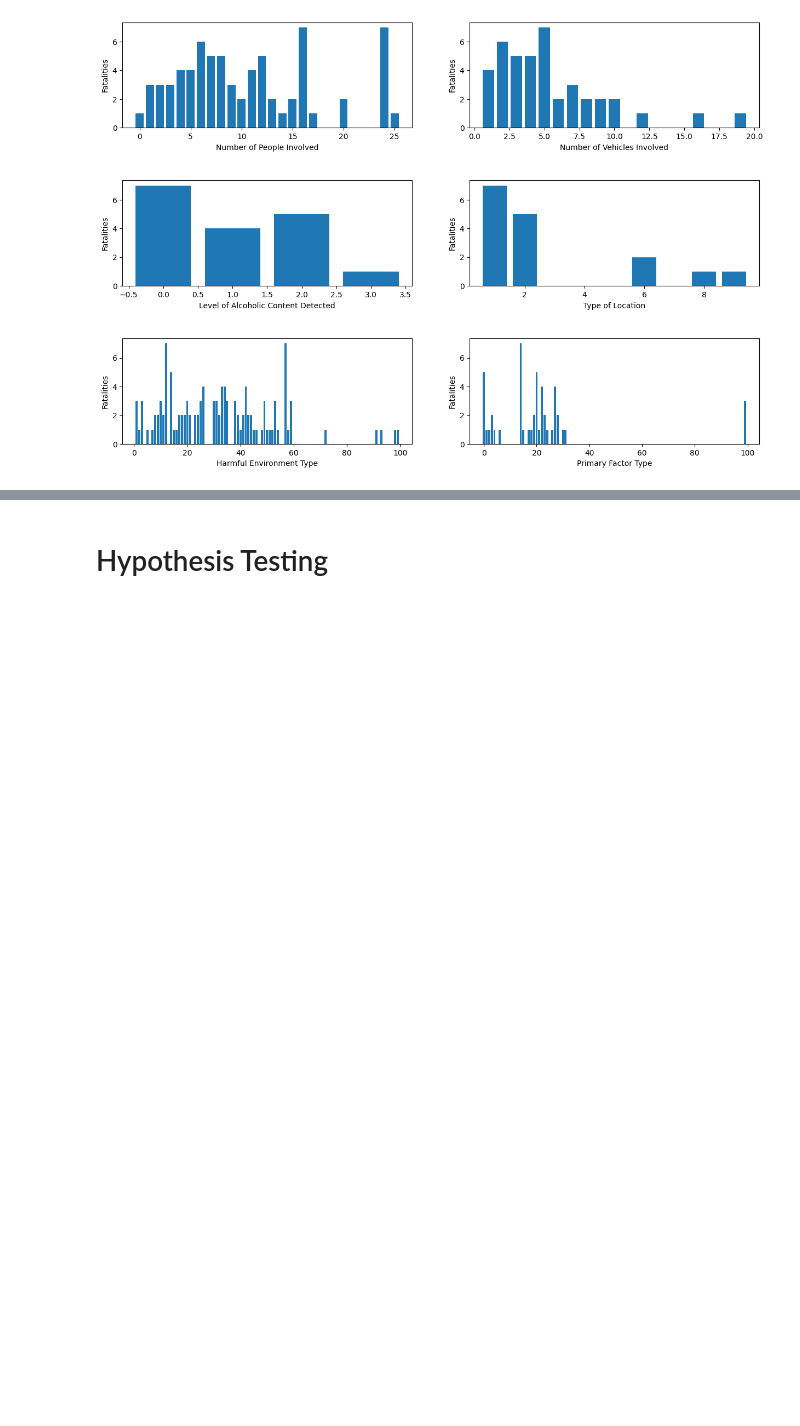
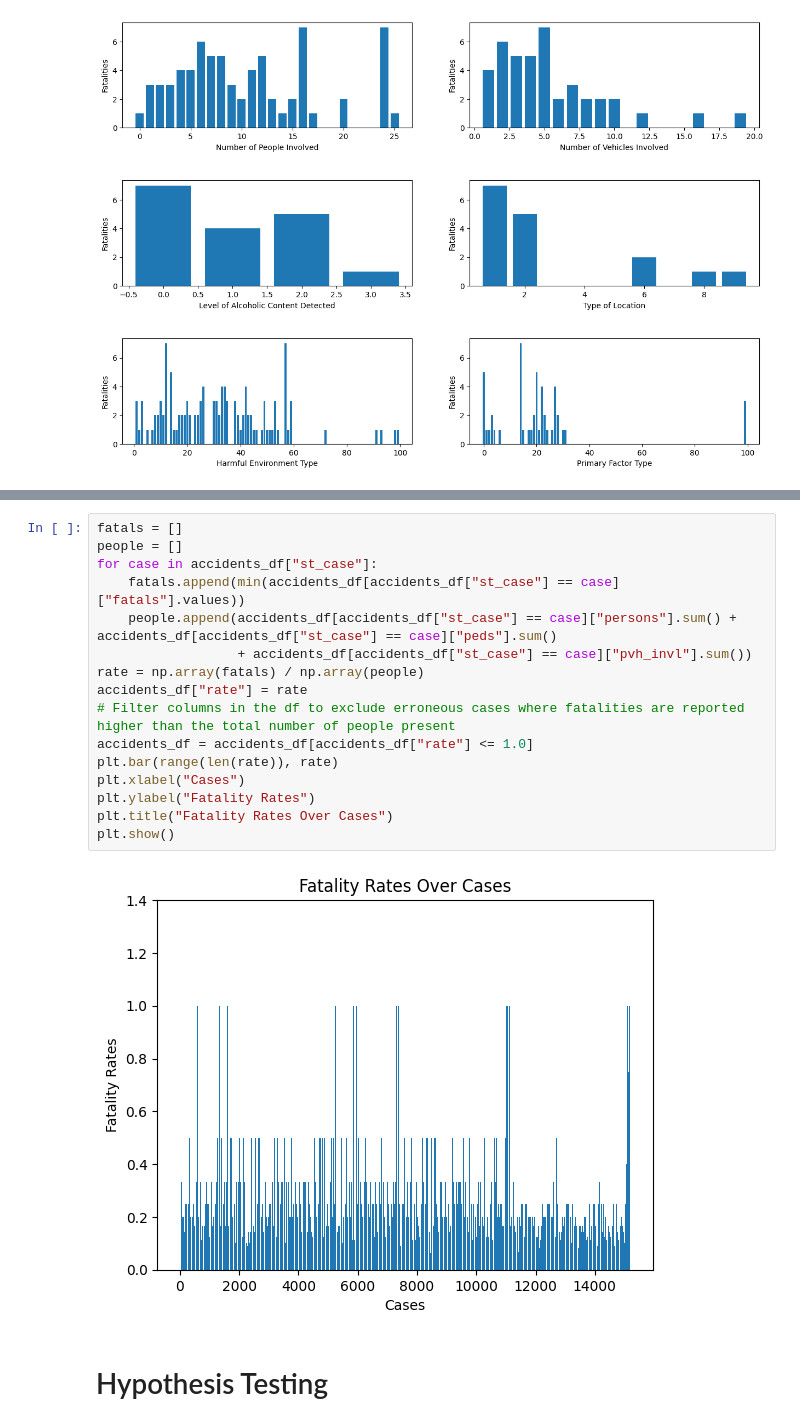
Before and after one commit to mnapa1234/mnapa1234.github.io, a Jupyter notebook: final.ipynb, the cells around one changed output, grey strips where cells are left out. Cells and saved outputs as stored; diff of their text form; blank space fills up the shorter version.

```diff
--- a/final.ipynb
+++ b/final.ipynb
@@ -503,3 +506,21 @@ plt.show()
+# %%
+fatals = []
+people = []
+for case in accidents_df["st_case"]:
+    fatals.append(min(accidents_df[accidents_df["st_case"] == case]["fatals"].values))
+    people.append(accidents_df[accidents_df["st_case"] == case]["persons"].sum() + accidents_df[accidents_df["st_case"] == case]["peds"].sum()
+                  + accidents_df[accidents_df["st_case"] == case]["pvh_invl"].sum())
+rate = np.array(fatals) / np.array(people)
+accidents_df["rate"] = rate
+# Filter columns in the df to exclude erroneous cases where fatalities are reported higher than the total number of people present
+accidents_df = accidents_df[accidents_df["rate"] <= 1.0]
+plt.bar(range(len(rate)), rate)
+plt.xlabel("Cases")
+plt.ylabel("Fatality Rates")
+plt.title("Fatality Rates Over Cases")
+plt.show()
+# %% [output]
+[figure, added]
 # %% [markdown]
 # Hypothesis Testing
 # %% [markdown]
```
Also changed, not shown: parts of 3 cells of this notebook.
